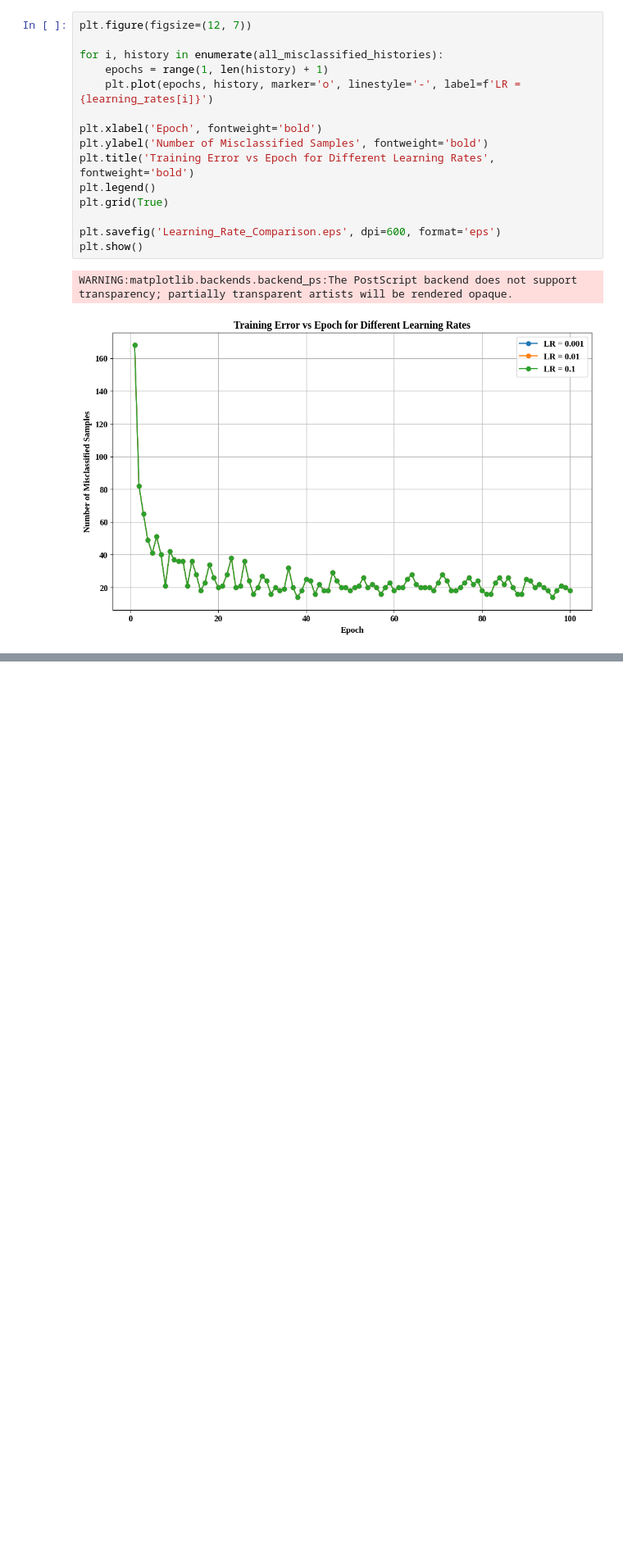
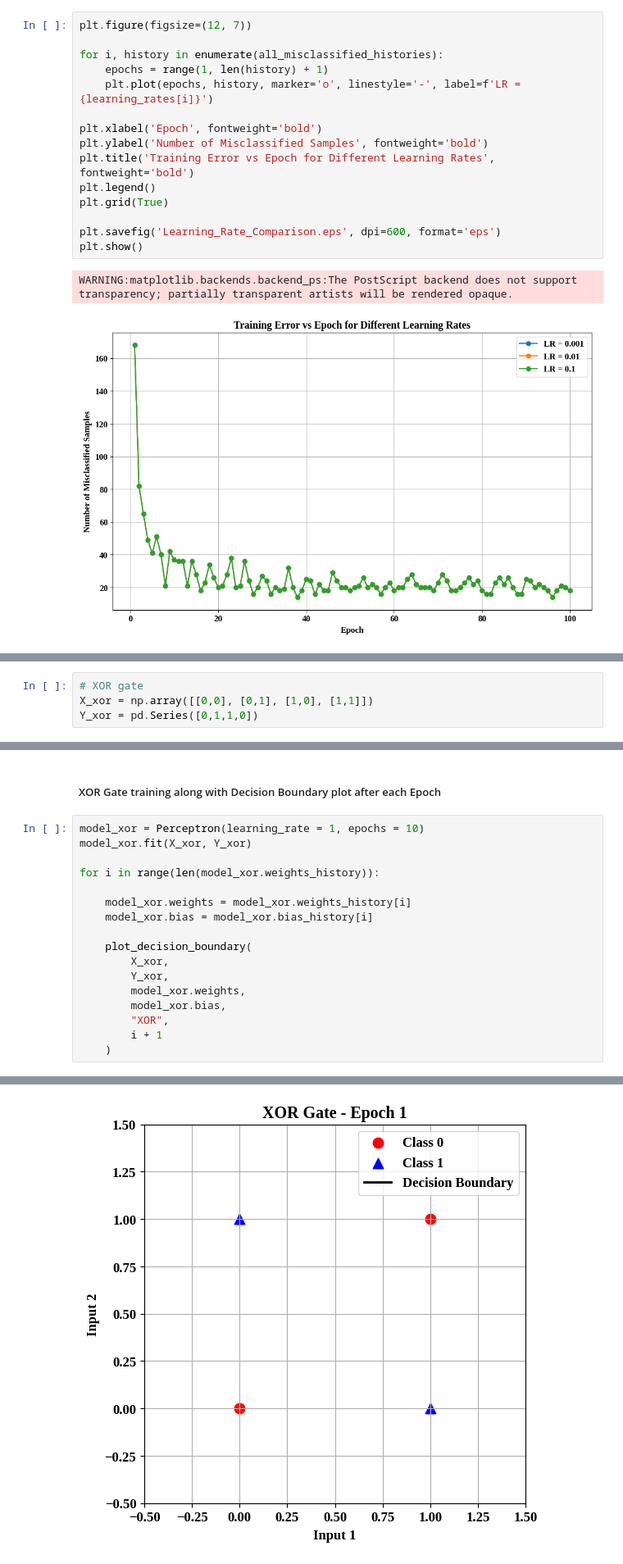
Before and after one commit to KasiramSayee/Deep_Learning, a Jupyter notebook: Perceptron/perceptron.ipynb, the cells around one changed output, grey strips where cells are left out. Shown at 82% size. Cells and saved outputs as stored; diff of their text form; blank space fills up the shorter version.

```diff
--- a/Perceptron/perceptron.ipynb
+++ b/Perceptron/perceptron.ipynb
@@ -517,0 +541,4 @@ WARNING:matplotlib.backends.backend_ps:The PostScript backend does not support t
+# %%
+# XOR gate
+X_xor = np.array([[0,0], [0,1], [1,0], [1,1]])
+Y_xor = pd.Series([0,1,1,0])
@@ -517,0 +747,20 @@ WARNING:matplotlib.backends.backend_ps:The PostScript backend does not support t
+# %% [markdown]
+##### XOR Gate training along with Decision Boundary plot after each Epoch
+# %%
+model_xor = Perceptron(learning_rate = 1, epochs = 10)
+model_xor.fit(X_xor, Y_xor)
+
+for i in range(len(model_xor.weights_history)):
+
+    model_xor.weights = model_xor.weights_history[i]
+    model_xor.bias = model_xor.bias_history[i]
+
+    plot_decision_boundary(
+        X_xor,
+        Y_xor,
+        model_xor.weights,
+        model_xor.bias,
+        "XOR",
+        i + 1
+    )
+# %% [output]
@@ -517,0 +784 @@ WARNING:matplotlib.backends.backend_ps:The PostScript backend does not support t
+[figure, added]
```
Also changed, not shown: parts of 18 cells of this notebook, 3 other files.
